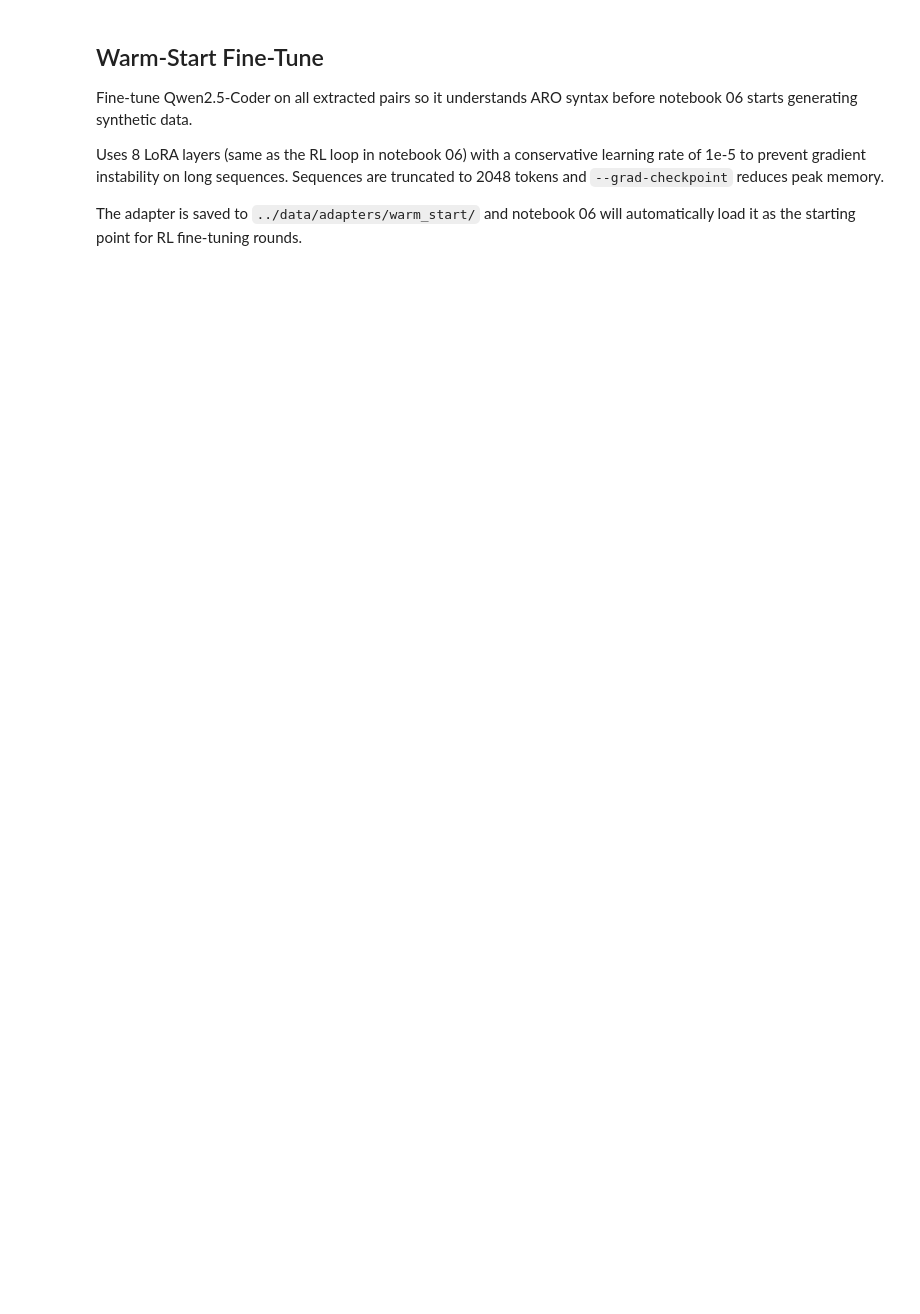
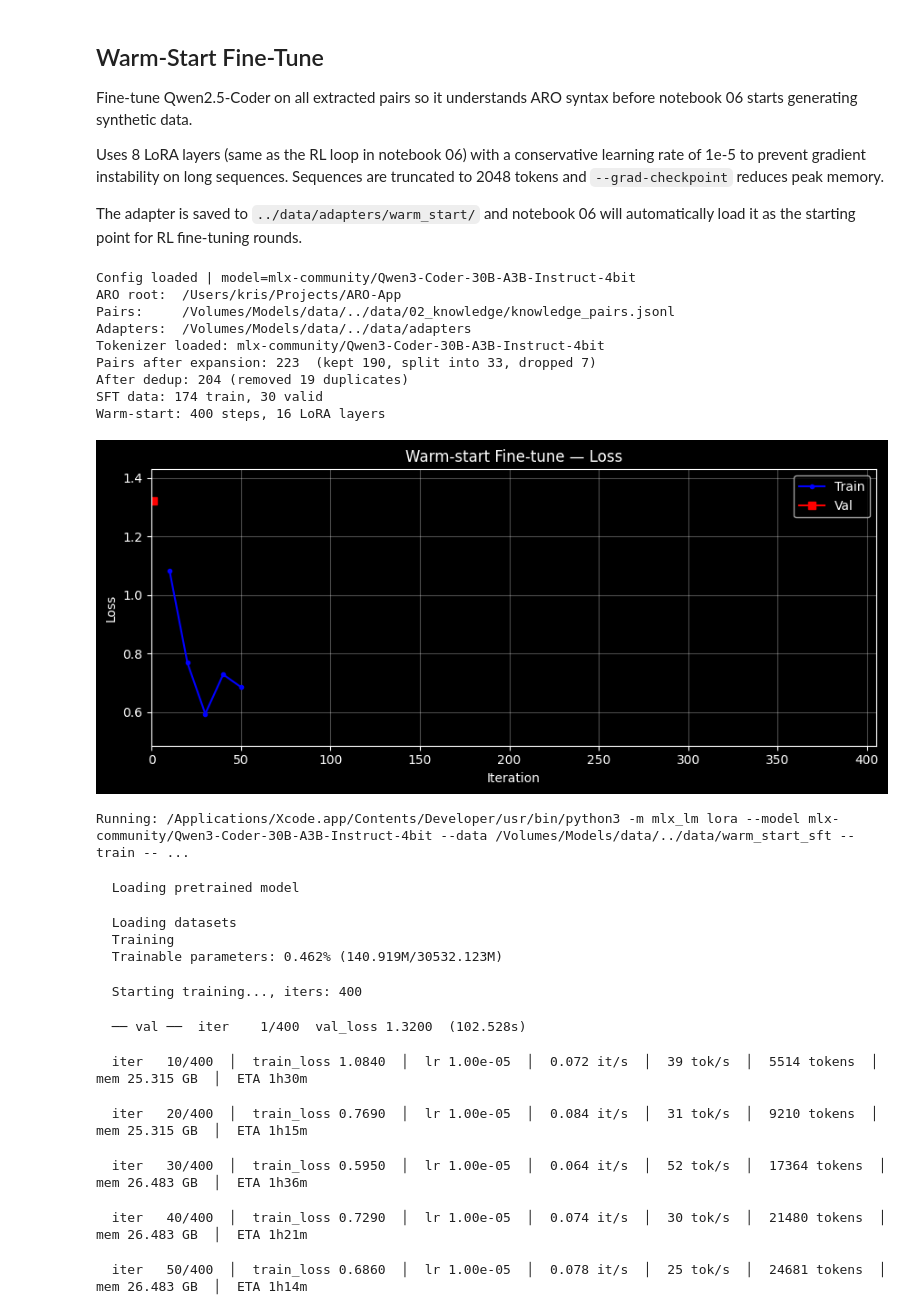
Before and after one commit to arolang/aro, a Jupyter notebook: Train/script/04_warmstart_finetune.ipynb, the cells around one changed output. Cells and saved outputs as stored; diff of their text form; code cells hidden in the pictures; blank space fills up the shorter version.

```diff
--- a/Train/script/04_warmstart_finetune.ipynb
+++ b/Train/script/04_warmstart_finetune.ipynb
@@ -248,15 +268,14 @@ n_train = len(expanded) - split
 iters   = max(100, min(400, n_train * 3))
 
 print(f'SFT data: {n_train} train, {split} valid')
-print(f'Warm-start: {iters} steps, 16 LoRA layers, rank 16')
+print(f'Warm-start: {iters} steps, 16 LoRA layers')
 
 cmd = [
     sys.executable, '-m', 'mlx_lm', 'lora',
     '--model',          MODEL_ID,
     '--data',           str(SFT_DIR),
     '--train',
-    '--num-layers',     '16',        # deeper adaptation (was 8)
-    '--lora-rank',      '16',        # higher rank = more capacity (was 8)
+    '--num-layers',     '16',
     '--iters',          str(iters),
     '--batch-size',     '2',
     '--learning-rate',  '1e-5',
@@ -265,7 +284,7 @@ cmd = [
     '--max-seq-length', '2048',
     '--grad-checkpoint',
     '--save-every',     str(max(50, iters // 5)),
-    '--val-batches',    '25',        # reliable validation signal (was 5)
+    '--val-batches',    '25',
 ]
 
 # ── Live loss graph ───────────────────────────────────────────────────────────
@@ -361,33 +380,56 @@ try:
             tqdm.write('  ' + '  │  '.join(parts))
             _refresh_plot()
 
         elif m_val:
             it, loss = int(m_val.group(1)), float(m_val.group(2))
             val_took = m_val.group(3)
 
             val_iters.append(it)
             val_losses.append(loss)
             pbar.set_postfix({'loss': f'{train_losses[-1]:.3f}' if train_losses else '?',
                               'val':  f'{loss:.3f}'})
             took_str = f'  ({val_took}s)' if val_took else ''
             tqdm.write(f'  ── val ──  iter {it:>4}/{iters}  val_loss {loss:.4f}{took_str}')
             _refresh_plot()
 
         elif _saved_re.search(line):
             tqdm.write(f'  ✓ {line}')
         elif line.strip():
             tqdm.write(f'  {line}')
 
 finally:
     proc.wait()
     pbar.close()
 
 _refresh_plot()
 
 if proc.returncode == 0:
     print(f'\nWarm-start adapter saved to: {WARM_ADAPTER}')
 else:
     print(f'\nFine-tune exited with code {proc.returncode}')
+# %% [output]
+Config loaded | model=mlx-community/Qwen3-Coder-30B-A3B-Instruct-4bit
+ARO root:  /Users/kris/Projects/ARO-App
+Pairs:     /Volumes/Models/data/../data/02_knowledge/knowledge_pairs.jsonl
+Adapters:  /Volumes/Models/data/../data/adapters
+Tokenizer loaded: mlx-community/Qwen3-Coder-30B-A3B-Instruct-4bit
+Pairs after expansion: 223  (kept 190, split into 33, dropped 7)
+After dedup: 204 (removed 19 duplicates)
+SFT data: 174 train, 30 valid
+Warm-start: 400 steps, 16 LoRA layers
+[figure, added]
+Running: /Applications/Xcode.app/Contents/Developer/usr/bin/python3 -m mlx_lm lora --model mlx-community/Qwen3-Coder-30B-A3B-Instruct-4bit --data /Volumes/Models/data/../data/warm_start_sft --train -- ...
+  Loading pretrained model
+  Loading datasets
+  Training
+  Trainable parameters: 0.462% (140.919M/30532.123M)
+  Starting training..., iters: 400
+  ── val ──  iter    1/400  val_loss 1.3200  (102.528s)
+  iter   10/400  │  train_loss 1.0840  │  lr 1.00e-05  │  0.072 it/s  │  39 tok/s  │  5514 tokens  │  mem 25.315 GB  │  ETA 1h30m
+  iter   20/400  │  train_loss 0.7690  │  lr 1.00e-05  │  0.084 it/s  │  31 tok/s  │  9210 tokens  │  mem 25.315 GB  │  ETA 1h15m
+  iter   30/400  │  train_loss 0.5950  │  lr 1.00e-05  │  0.064 it/s  │  52 tok/s  │  17364 tokens  │  mem 26.483 GB  │  ETA 1h36m
+  iter   40/400  │  train_loss 0.7290  │  lr 1.00e-05  │  0.074 it/s  │  30 tok/s  │  21480 tokens  │  mem 26.483 GB  │  ETA 1h21m
+  iter   50/400  │  train_loss 0.6860  │  lr 1.00e-05  │  0.078 it/s  │  25 tok/s  │  24681 tokens  │  mem 26.483 GB  │  ETA 1h14m
 # %%
 # Update knowledge.json so notebook 06 finds the warm-start adapter automatically
 kb['warm_start_adapter']    = str(WARM_ADAPTER)
```
Also changed, not shown: parts of 4 cells of this notebook, 13 other files.
